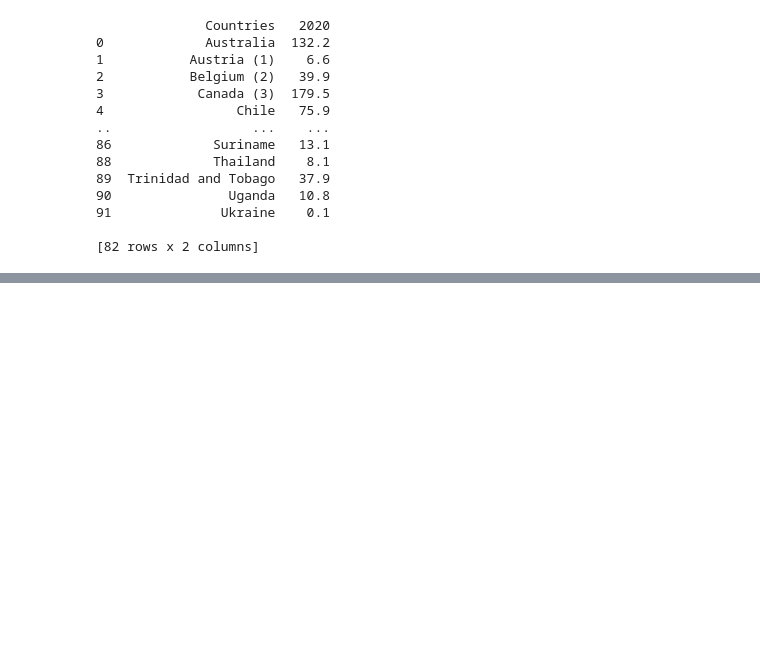
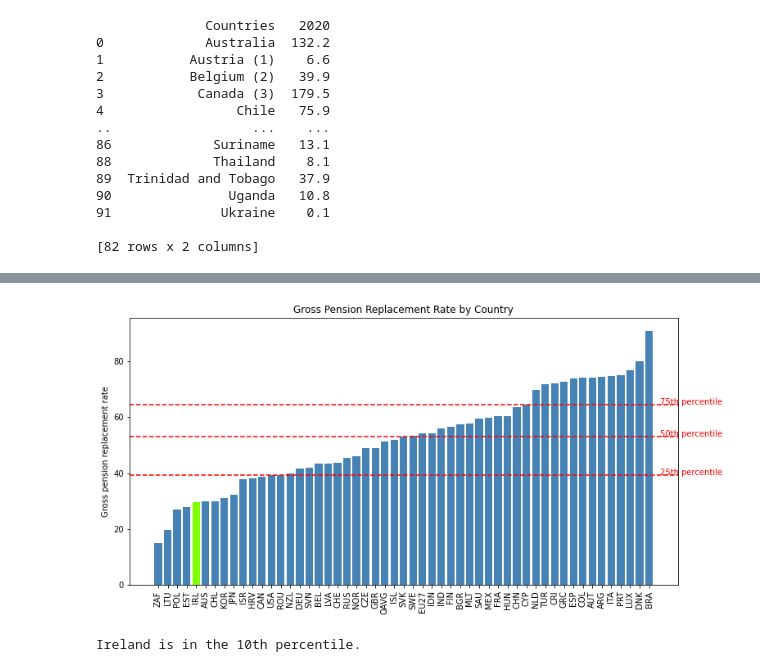
Before and after one commit to andrewpquinn/-UCDPA_andrewpquinn-, a Jupyter notebook: Data_Analytics_Project_Andrew_Quinn.ipynb, the cells around one changed output, grey strips where cells are left out. Saved outputs shown, nothing was run; the diff lists cells and outputs as text; code cells hidden in the pictures; blank space fills up the shorter version.

```diff
--- a/Data_Analytics_Project_Andrew_Quinn.ipynb
+++ b/Data_Analytics_Project_Andrew_Quinn.ipynb
@@ -301,0 +584,6 @@ TypeError: Neither the `x` nor `y` variable appears to be numeric.
+# %%
+# Group by 'id' and 'name' and calculate the mean of 'Gross pension replacement rate'
+df_average = df_combined.groupby(['id', 'name']).mean().reset_index()
+
+# Print the new dataframe with average gross replacement rates
+print(df_average)
@@ -301,0 +608,6 @@ TypeError: Neither the `x` nor `y` variable appears to be numeric.
+# %%
+# Drop the last 3 columns
+df_new = df_average.drop(columns=['Unknown1', 'Unknown3', 'Unknown4'])
+
+# Print the new dataframe
+print(df_new)
@@ -301,0 +632,6 @@ TypeError: Neither the `x` nor `y` variable appears to be numeric.
+# %%
+# Sort the dataframe by "Gross pension replacement rate"
+df_sorted = df_new.sort_values(by='Gross pension replacement rate')
+
+# Print the sorted dataframe
+print(df_sorted)
@@ -301,0 +656,44 @@ TypeError: Neither the `x` nor `y` variable appears to be numeric.
+# %%
+import matplotlib.pyplot as plt
+
+# Set the figure size
+plt.figure(figsize=(12, 6))
+
+# Define the colors
+colors = ['Chartreuse' if id == 'IRL' else 'steelblue' for id in df_sorted['id']]
+
+# Plot the data
+plt.bar(df_sorted['id'], df_sorted['Gross pension replacement rate'], color=colors)
+
+# Set the x-axis labels
+plt.xticks(rotation=90)
+
+# Set the y-axis label
+plt.ylabel('Gross pension replacement rate')
+
+# Set the title
+plt.title('Gross Pension Replacement Rate by Country')
+
+# Calculate percentiles
+percentiles = np.percentile(df_sorted['Gross pension replacement rate'], [25, 50, 75])
+
+# Add vertical lines for percentiles
+for percentile in percentiles:
+    plt.axhline(percentile, color='red', linestyle='--')
+
+# Add percentiles labels
+plt.text(len(df_sorted['id']) + 0.2, percentiles[0], '25th percentile', color='red')
+plt.text(len(df_sorted['id']) + 0.2, percentiles[1], '50th percentile', color='red')
+plt.text(len(df_sorted['id']) + 0.2, percentiles[2], '75th percentile', color='red')
+
+# Show the plot
+plt.show()
+# %% [output]
+[figure, added]
+# %%
+ireland_value = df_sorted.loc[df_sorted['name'] == 'Ireland', 'Gross pension replacement rate'].values[0]
+ireland_percentile = math.ceil(percentileofscore(df_sorted['Gross pension replacement rate'], ireland_value))
+
+print(f"Ireland is in the {ireland_percentile}th percentile.")
+# %% [output]
+Ireland is in the 10th percentile.
```
Also changed, not shown: parts of 27 cells of this notebook, 4 other files.
